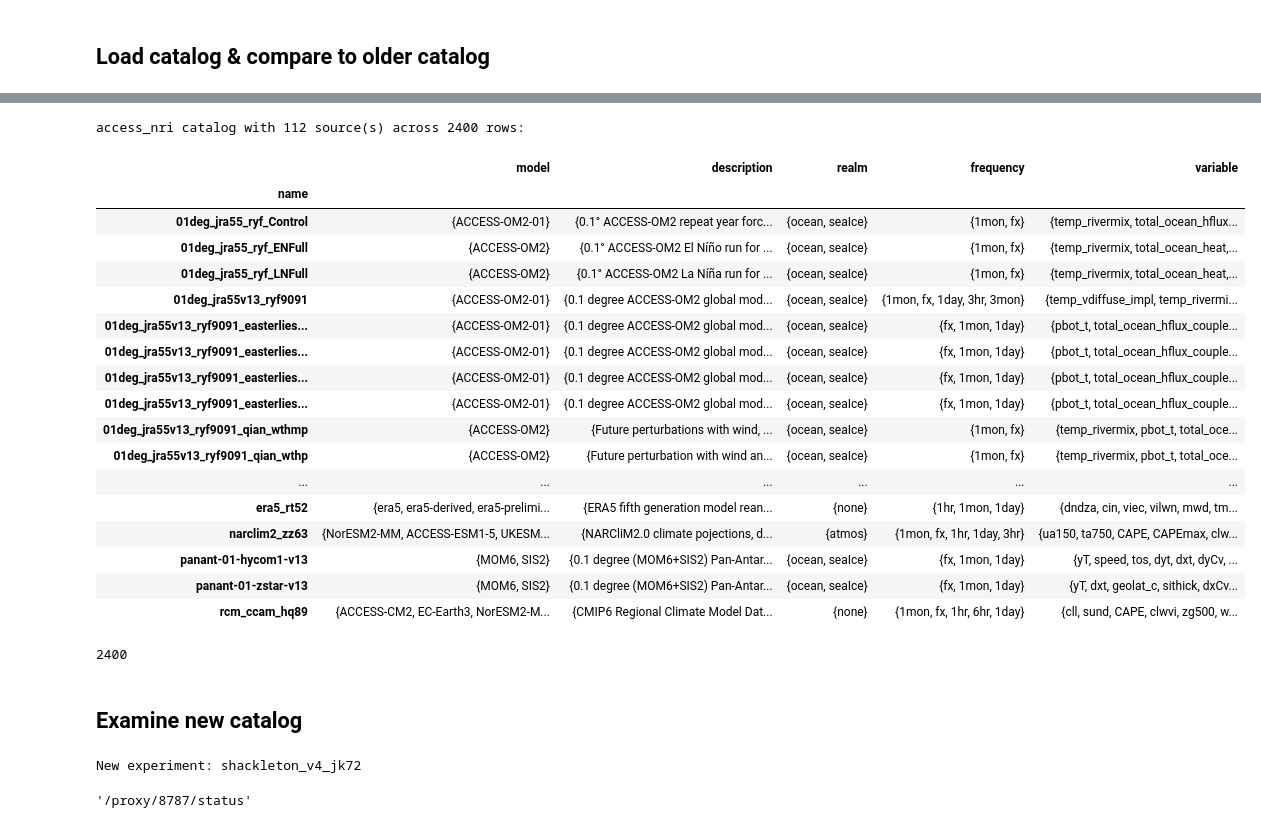
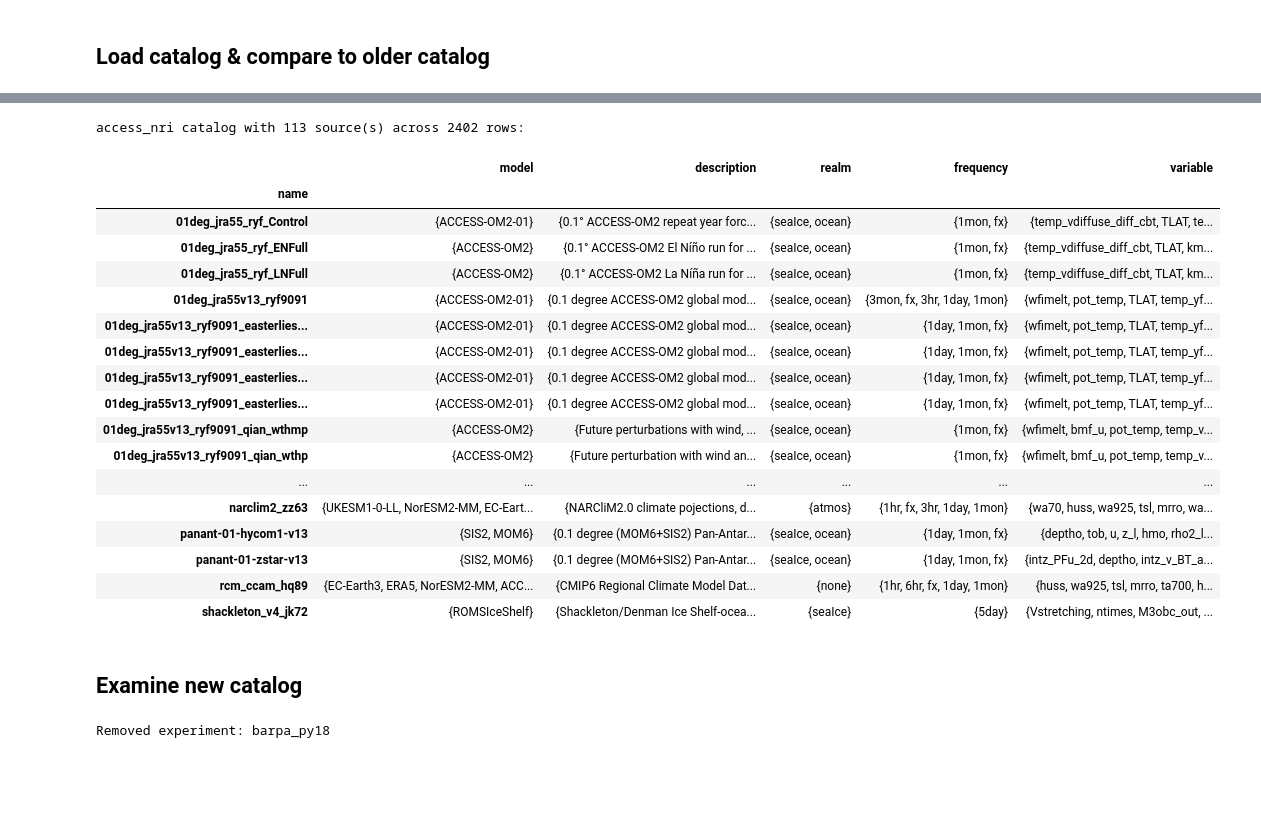
Before and after one commit to ACCESS-NRI/access-nri-intake-catalog, a Jupyter notebook: bin/new-build-checks.ipynb, the cells around one changed output, grey strips where cells are left out. Drawn from its saved outputs; the diff is of its cells as text; code cells hidden in the pictures; blank space fills up the shorter version.

```diff
--- a/bin/new-build-checks.ipynb
+++ b/bin/new-build-checks.ipynb
@@ -66,32 +67,28 @@ v2023-07-20(-->v0.0.9)
 v2023-07-10(-->v0.0.8)
 v2000-01-01
 # %%
-cat_old = intake.cat.access_nri(version="v2025-02-19")
+cat_old = intake.cat.access_nri(version="v2025-03-04")
 cat_old
 # %% [output]
-access_nri catalog with 112 source(s) across 2400 rows:
+access_nri catalog with 113 source(s) across 2402 rows:
 |  | model | description | realm | frequency | variable |
 | name |  |  |  |  |  |
-| 01deg_jra55_ryf_Control | {ACCESS-OM2-01} | {0.1° ACCESS-OM2 repeat year forc... | {ocean, seaIce} | {1mon, fx} | {temp_rivermix, total_ocean_hflux... |
-| 01deg_jra55_ryf_ENFull | {ACCESS-OM2} | {0.1° ACCESS-OM2 El Níño run for ... | {ocean, seaIce} | {1mon, fx} | {temp_rivermix, total_ocean_heat,... |
-| 01deg_jra55_ryf_LNFull | {ACCESS-OM2} | {0.1° ACCESS-OM2 La Níña run for ... | {ocean, seaIce} | {1mon, fx} | {temp_rivermix, total_ocean_heat,... |
-| 01deg_jra55v13_ryf9091 | {ACCESS-OM2-01} | {0.1 degree ACCESS-OM2 global mod... | {ocean, seaIce} | {1mon, fx, 1day, 3hr, 3mon} | {temp_vdiffuse_impl, temp_rivermi... |
-| 01deg_jra55v13_ryf9091_easterlies... | {ACCESS-OM2-01} | {0.1 degree ACCESS-OM2 global mod... | {ocean, seaIce} | {fx, 1mon, 1day} | {pbot_t, total_ocean_hflux_couple... |
-| 01deg_jra55v13_ryf9091_easterlies... | {ACCESS-OM2-01} | {0.1 degree ACCESS-OM2 global mod... | {ocean, seaIce} | {fx, 1mon, 1day} | {pbot_t, total_ocean_hflux_couple... |
-| 01deg_jra55v13_ryf9091_easterlies... | {ACCESS-OM2-01} | {0.1 degree ACCESS-OM2 global mod... | {ocean, seaIce} | {fx, 1mon, 1day} | {pbot_t, total_ocean_hflux_couple... |
-| 01deg_jra55v13_ryf9091_easterlies... | {ACCESS-OM2-01} | {0.1 degree ACCESS-OM2 global mod... | {ocean, seaIce} | {fx, 1mon, 1day} | {pbot_t, total_ocean_hflux_couple... |
-| 01deg_jra55v13_ryf9091_qian_wthmp | {ACCESS-OM2} | {Future perturbations with wind, ... | {ocean, seaIce} | {1mon, fx} | {temp_rivermix, pbot_t, total_oce... |
-| 01deg_jra55v13_ryf9091_qian_wthp | {ACCESS-OM2} | {Future perturbation with wind an... | {ocean, seaIce} | {1mon, fx} | {temp_rivermix, pbot_t, total_oce... |
+| 01deg_jra55_ryf_Control | {ACCESS-OM2-01} | {0.1° ACCESS-OM2 repeat year forc... | {seaIce, ocean} | {1mon, fx} | {temp_vdiffuse_diff_cbt, TLAT, te... |
+| 01deg_jra55_ryf_ENFull | {ACCESS-OM2} | {0.1° ACCESS-OM2 El Níño run for ... | {seaIce, ocean} | {1mon, fx} | {temp_vdiffuse_diff_cbt, TLAT, km... |
+| 01deg_jra55_ryf_LNFull | {ACCESS-OM2} | {0.1° ACCESS-OM2 La Níña run for ... | {seaIce, ocean} | {1mon, fx} | {temp_vdiffuse_diff_cbt, TLAT, km... |
+| 01deg_jra55v13_ryf9091 | {ACCESS-OM2-01} | {0.1 degree ACCESS-OM2 global mod... | {seaIce, ocean} | {3mon, fx, 3hr, 1day, 1mon} | {wfimelt, pot_temp, TLAT, temp_yf... |
+| 01deg_jra55v13_ryf9091_easterlies... | {ACCESS-OM2-01} | {0.1 degree ACCESS-OM2 global mod... | {seaIce, ocean} | {1day, 1mon, fx} | {wfimelt, pot_temp, TLAT, temp_yf... |
+| 01deg_jra55v13_ryf9091_easterlies... | {ACCESS-OM2-01} | {0.1 degree ACCESS-OM2 global mod... | {seaIce, ocean} | {1day, 1mon, fx} | {wfimelt, pot_temp, TLAT, temp_yf... |
+| 01deg_jra55v13_ryf9091_easterlies... | {ACCESS-OM2-01} | {0.1 degree ACCESS-OM2 global mod... | {seaIce, ocean} | {1day, 1mon, fx} | {wfimelt, pot_temp, TLAT, temp_yf... |
+| 01deg_jra55v13_ryf9091_easterlies... | {ACCESS-OM2-01} | {0.1 degree ACCESS-OM2 global mod... | {seaIce, ocean} | {1day, 1mon, fx} | {wfimelt, pot_temp, TLAT, temp_yf... |
+| 01deg_jra55v13_ryf9091_qian_wthmp | {ACCESS-OM2} | {Future perturbations with wind, ... | {seaIce, ocean} | {1mon, fx} | {wfimelt, bmf_u, pot_temp, temp_v... |
+| 01deg_jra55v13_ryf9091_qian_wthp | {ACCESS-OM2} | {Future perturbation with wind an... | {seaIce, ocean} | {1mon, fx} | {wfimelt, bmf_u, pot_temp, temp_v... |
 | ... | ... | ... | ... | ... | ... |
-| era5_rt52 | {era5, era5-derived, era5-prelimi... | {ERA5 fifth generation model rean... | {none} | {1hr, 1mon, 1day} | {dndza, cin, viec, vilwn, mwd, tm... |
-| narclim2_zz63 | {NorESM2-MM, ACCESS-ESM1-5, UKESM... | {NARCliM2.0 climate pojections, d... | {atmos} | {1mon, fx, 1hr, 1day, 3hr} | {ua150, ta750, CAPE, CAPEmax, clw... |
-| panant-01-hycom1-v13 | {MOM6, SIS2} | {0.1 degree (MOM6+SIS2) Pan-Antar... | {ocean, seaIce} | {fx, 1mon, 1day} | {yT, speed, tos, dyt, dxt, dyCv, ... |
-| panant-01-zstar-v13 | {MOM6, SIS2} | {0.1 degree (MOM6+SIS2) Pan-Antar... | {ocean, seaIce} | {fx, 1mon, 1day} | {yT, dxt, geolat_c, sithick, dxCv... |
-| rcm_ccam_hq89 | {ACCESS-CM2, EC-Earth3, NorESM2-M... | {CMIP6 Regional Climate Model Dat... | {none} | {1mon, fx, 1hr, 6hr, 1day} | {cll, sund, CAPE, clwvi, zg500, w... |
+| narclim2_zz63 | {UKESM1-0-LL, NorESM2-MM, EC-Eart... | {NARCliM2.0 climate pojections, d... | {atmos} | {1hr, fx, 3hr, 1day, 1mon} | {wa70, huss, wa925, tsl, mrro, wa... |
+| panant-01-hycom1-v13 | {SIS2, MOM6} | {0.1 degree (MOM6+SIS2) Pan-Antar... | {seaIce, ocean} | {1day, 1mon, fx} | {deptho, tob, u, z_l, hmo, rho2_l... |
+| panant-01-zstar-v13 | {SIS2, MOM6} | {0.1 degree (MOM6+SIS2) Pan-Antar... | {seaIce, ocean} | {1day, 1mon, fx} | {intz_PFu_2d, deptho, intz_v_BT_a... |
+| rcm_ccam_hq89 | {EC-Earth3, ERA5, NorESM2-MM, ACC... | {CMIP6 Regional Climate Model Dat... | {none} | {1hr, 6hr, fx, 1day, 1mon} | {huss, wa925, tsl, mrro, ta700, h... |
+| shackleton_v4_jk72 | {ROMSIceShelf} | {Shackleton/Denman Ice Shelf-ocea... | {seaIce} | {5day} | {Vstretching, ntimes, M3obc_out, ... |
-# %%
-len(cat_old.df)
-# %% [output]
-2400
 # %% [markdown]
 Examine new catalog
 ---
@@ -99,12 +96,9 @@ Examine new catalog
 for exp in cat.keys():
     if exp not in cat_old.keys():
         print(f"New experiment: {exp}")
+
+for exp in cat_old.keys():
+    if exp not in cat.keys():
+        print(f"Removed experiment: {exp}")
 # %% [output]
-New experiment: shackleton_v4_jk72
+Removed experiment: barpa_py18
-# %%
-from distributed import Client
-
-client = Client(threads_per_worker=1)
-client.dashboard_link
-# %% [output]
-'/proxy/8787/status'
```
Also changed, not shown: parts of 13 cells of this notebook.
